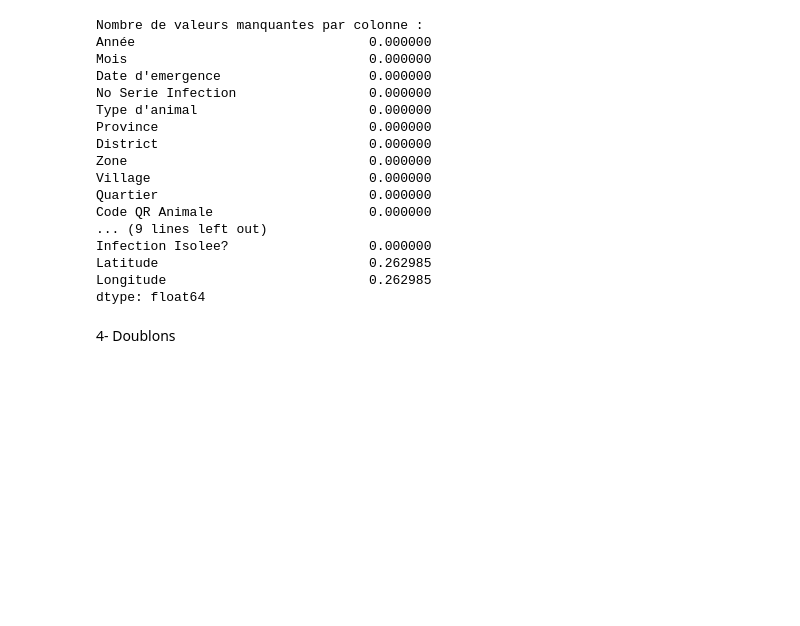
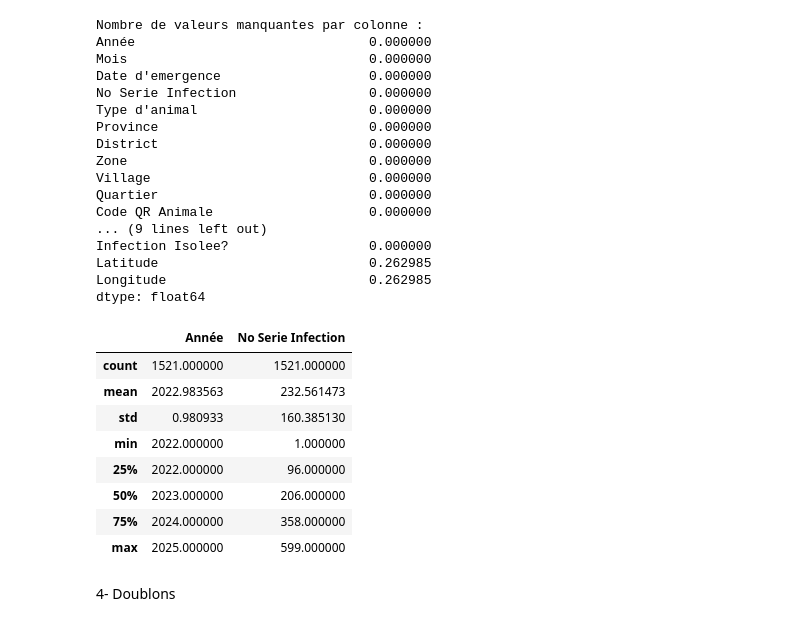
Before and after one commit to fredericchakvourne33-design/projet_final, a Jupyter notebook: Analyse_Eploratoire.ipynb, the cells around one changed output. Saved outputs shown, nothing was run; the diff lists cells and outputs as text; code cells hidden in the pictures; blank space fills up the shorter version.

```diff
--- a/Analyse_Eploratoire.ipynb
+++ b/Analyse_Eploratoire.ipynb
@@ -107,6 +107,18 @@ Infection Isolee?                  0.000000
 Latitude                           0.262985
 Longitude                          0.262985
 dtype: float64
+# %%
+df.describe()
+# %% [output]
+|  | Année | No Serie Infection |
+| count | 1521.000000 | 1521.000000 |
+| mean | 2022.983563 | 232.561473 |
+| std | 0.980933 | 160.385130 |
+| min | 2022.000000 | 1.000000 |
+| 25% | 2022.000000 | 96.000000 |
+| 50% | 2023.000000 | 206.000000 |
+| 75% | 2024.000000 | 358.000000 |
+| max | 2025.000000 | 599.000000 |
 # %% [markdown]
 4- Doublons
 # %%
```
Also changed, not shown: parts of 13 cells of this notebook, 2 other files.
